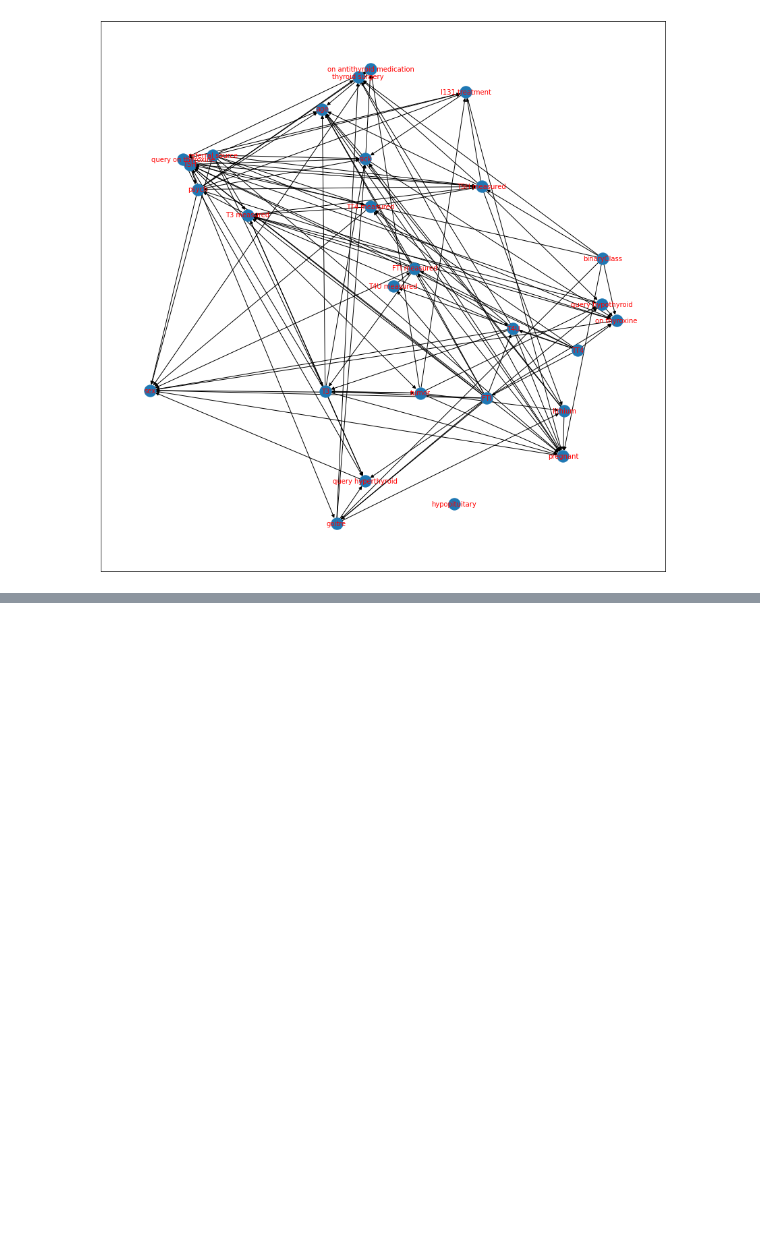
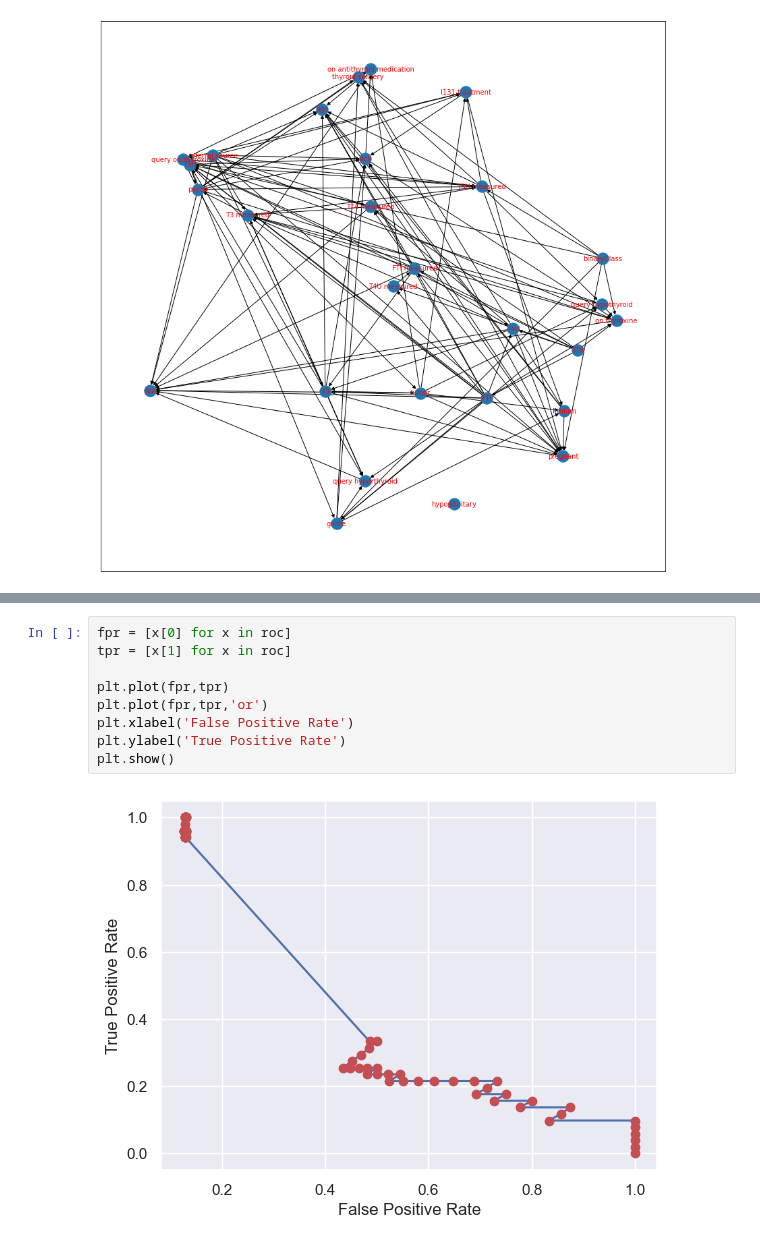
Before and after one commit to Gio99c/Causal-Discovery-Algorithms-on-Medical-Data, a Jupyter notebook: causal_discovery.ipynb, the cells around one changed output, grey strips where cells are left out. Cells and saved outputs as stored; diff of their text form; blank space fills up the shorter version.

```diff
--- a/causal_discovery.ipynb
+++ b/causal_discovery.ipynb
@@ -210,0 +246,11 @@ nx.draw_networkx(graph_lingam, font_size=10, font_color='r')
+# %%
+fpr = [x[0] for x in roc]
+tpr = [x[1] for x in roc]
+
+plt.plot(fpr,tpr)
+plt.plot(fpr,tpr,'or')
+plt.xlabel('False Positive Rate')
+plt.ylabel('True Positive Rate')
+plt.show()
+# %% [output]
+[figure, added]
```
Also changed, not shown: parts of 7 cells of this notebook, 1 other file.
